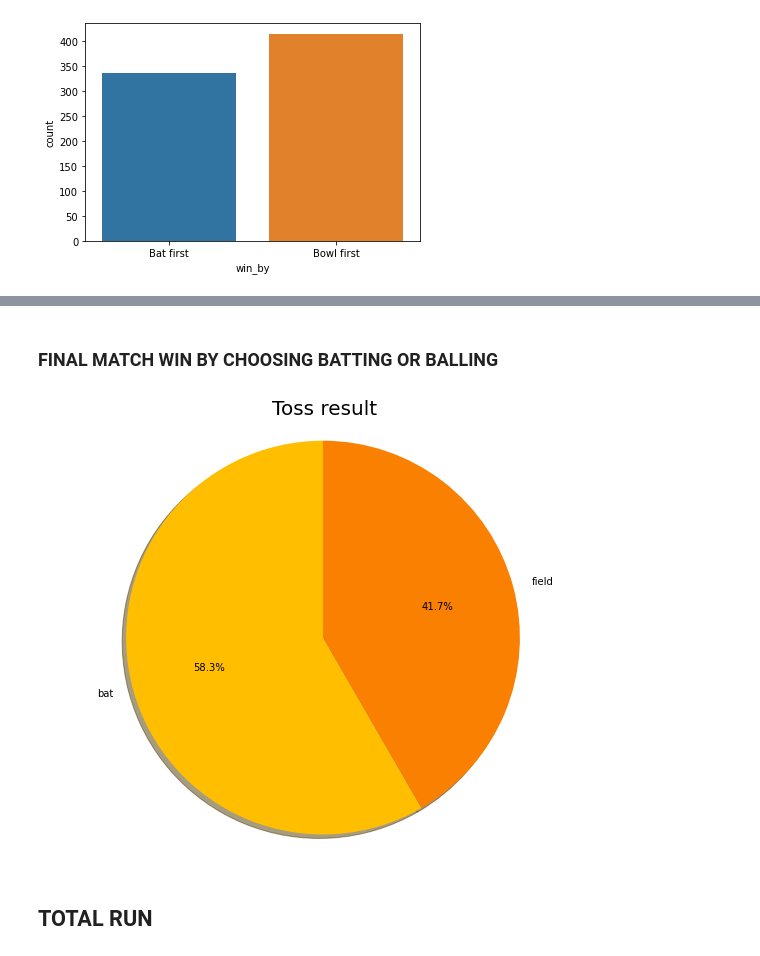
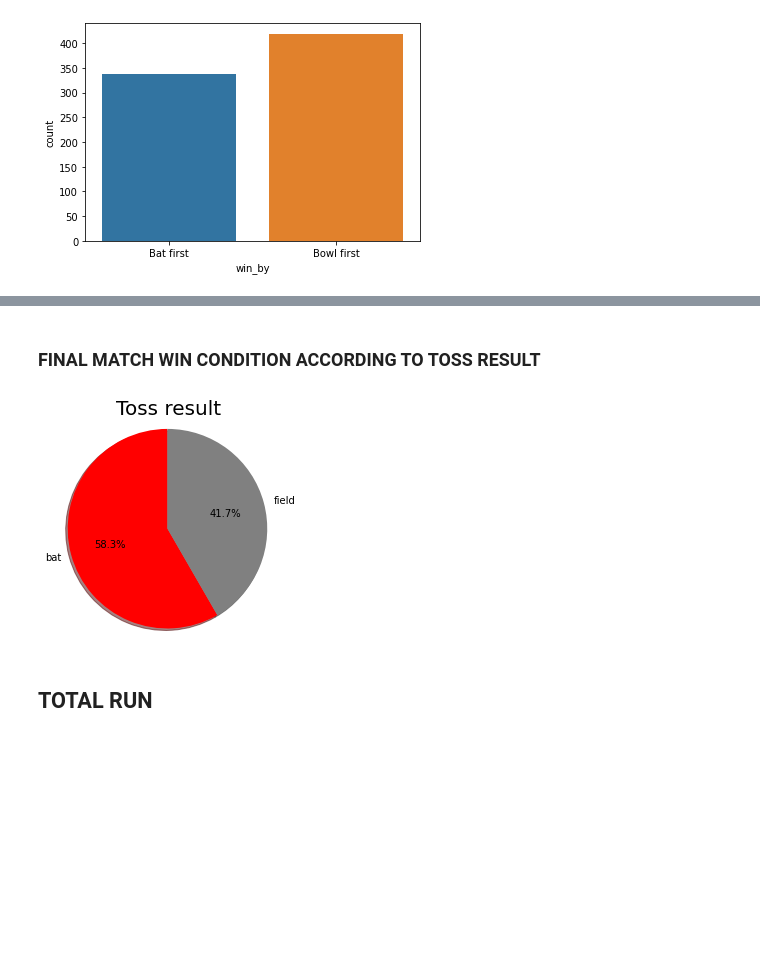
Before and after one commit to coderanandmaurya/EDA-IPL-TEAM, a Jupyter notebook: Exploratory Data Analysis - Sports.ipynb, the cells around one changed output, grey strips where cells are left out. Cells and saved outputs as stored; diff of their text form; code cells hidden in the pictures; blank space fills up the shorter version.

```diff
--- a/Exploratory Data Analysis - Sports.ipynb
+++ b/Exploratory Data Analysis - Sports.ipynb
@@ -174,3 +153,5 @@ inpute_nan(matches,["city"],missing)
+# %%
+matches["city"]=matches["city"].fillna("Dubai")
 # %%
 matches["city"].isnull().sum()
 # %% [output]
@@ -186,2 +168,2 @@ matches[matches.winner.isnull()][["player_of_match","winner","result"]]
 # %%
-matches.drop([300,545,570,744],inplace = True)
+#matches.drop([300,545,570,744],inplace = True)
@@ -243,2 +222,2 @@ Name: winner, dtype: int64
 # %%
-matches["winner"].replace(to_replace="Rising Pune Supergiant", value="Rising Pune Supergiants",inplace=True)
+matches.replace(to_replace="Rising Pune Supergiant", value="Rising Pune Supergiants",inplace=True)
@@ -327,8 +264,7 @@ Name: winner, Length: 100, dtype: int64
 # %% [markdown]
 ### WINNER SEASON WISE
 # %%
-final_match=matches.drop_duplicates(subset=['season'], kep='last')
-
+final_match=matches.drop_duplicates(subset=['season'], keep='last')
 final_match[['season','winner']].reset_index(drop=True).sort_values('season')
 # %% [output]
 |  | season | winner |
@@ -495,18 +382,18 @@ plt.show()
-# %% [markdown]
-### FINAL MATCH WIN BY CHOOSING BATTING OR BALLING
+# %% [markdown]
+###  FINAL MATCH WIN CONDITION ACCORDING TO TOSS RESULT
 # %%
 Toss=final_match.toss_decision.value_counts()
 labels=np.array(Toss.index)
 sizes = Toss.values
-colors = ['#FFBF00', '#FA8002']
-plt.figure(figsize = (10,8))
+colors = ['red', 'grey']
+plt.figure(figsize = (4,4))
 plt.pie(sizes, labels=labels, colors=colors,
         autopct='%1.1f%%', shadow=True,startangle=90)
 plt.title('Toss result',fontsize=20)
 plt.axis('equal',fontsize=10)
 plt.show()
 # %% [output]
-[figure, old version]
+[figure, new version]
 # %% [markdown]
 ## TOTAL RUN
 # %%
```
Also changed, not shown: parts of 60 cells of this notebook.
